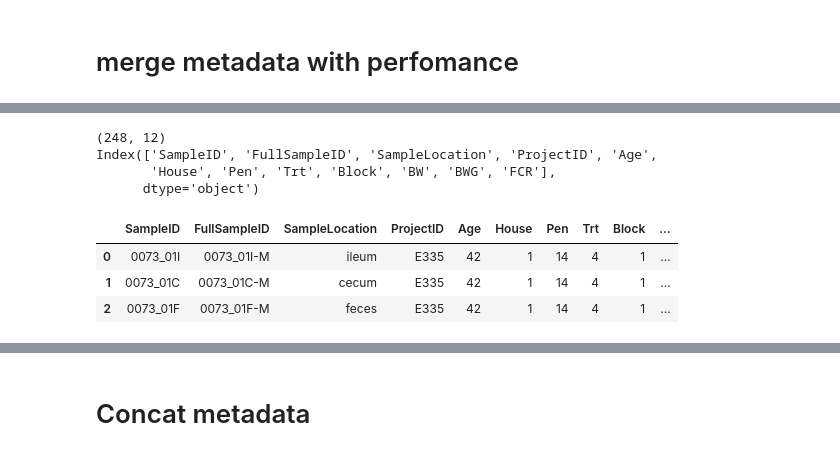
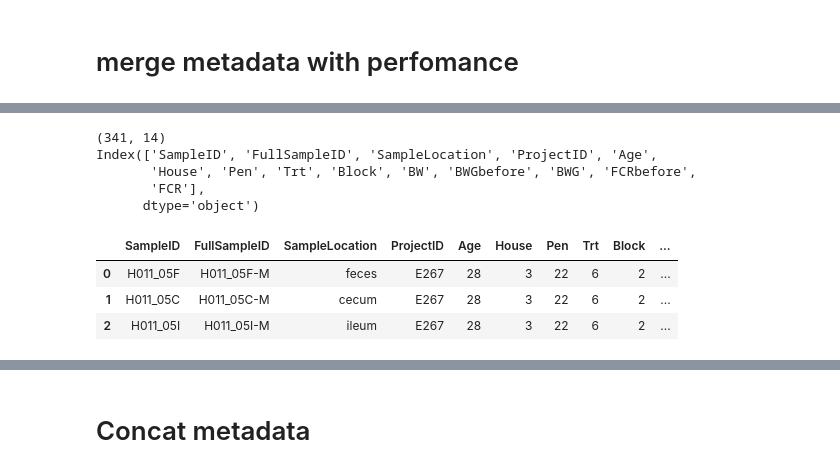
Before and after one commit to SIWAproject/Performance, a Jupyter notebook: correlation/Python/phyloseq_data_created_correlation.ipynb, the cells around one changed output, grey strips where cells are left out. Drawn from its saved outputs; the diff is of its cells as text; code cells hidden in the pictures.

Commit message:
update long format

```diff
--- a/correlation/Python/phyloseq_data_created_correlation.ipynb
+++ b/correlation/Python/phyloseq_data_created_correlation.ipynb
@@ -76,0 +111,8 @@ df = df.rename(columns={'Projectid': 'ProjectID'})
+# %%
+df_long2 = df_long2[['BWGbefore']]
+df_long3 = df_long3[['BWG']]
+df_long4 = df_long4[['FCRbefore']]
+df_long5 = df_long5[['FCR']]
+# %%
+df_long = pd.concat([df_long1, df_long2, df_long3, df_long4, df_long5], axis=1)
+df_long.head()
@@ -76,0 +126,4 @@ df = df.rename(columns={'Projectid': 'ProjectID'})
+# %%
+df_long['Age'] = df_long['var'].str.extract('(\d+)', expand=False)
+df_long['Age'] = pd.to_numeric(df_long['Age'])
+df_long
@@ -122,7 +200,8 @@ dtype: int64
 # %%
-query = "SELECT * FROM microbiome as M LEFT JOIN kit as K on M.kitid = K.kitid LEFT JOIN animal as A on M.animalid = A.animalid WHERE projectid = 'E335';"
+query = "SELECT * FROM microbiome as M LEFT JOIN kit as K on M.kitid = K.kitid LEFT JOIN animal as A on M.animalid = A.animalid WHERE projectid = 'E267';"
 metadata = pd.read_sql(query, engine)
 print(metadata.shape)
 print(metadata.columns)
 metadata.head()
+#metadata.groupby(['treatment', 'treatmentnumber']).count()
 # %% [output]
@@ -186,14 +295,15 @@ metadata
 # %%
-metadata_per = pd.merge(metadata, df33, on =['ProjectID', 'Pen', 'Trt', 'House'], how='inner')
+metadata_per = pd.merge(metadata, df_long, on =['ProjectID', 'Pen', 'Trt', 'House', 'Age'], how='left')
 print(metadata_per.shape)
 print(metadata_per.columns)
 metadata_per.head(3)
 # %% [output]
-(248, 12)
+(341, 14)
 Index(['SampleID', 'FullSampleID', 'SampleLocation', 'ProjectID', 'Age',
-       'House', 'Pen', 'Trt', 'Block', 'BW', 'BWG', 'FCR'],
+       'House', 'Pen', 'Trt', 'Block', 'BW', 'BWGbefore', 'BWG', 'FCRbefore',
+       'FCR'],
       dtype='object')
 |  | SampleID | FullSampleID | SampleLocation | ProjectID | Age | House | Pen | Trt | Block | ... |
-| 0 | 0073_01I | 0073_01I-M | ileum | E335 | 42 | 1 | 14 | 4 | 1 | ... |
-| 1 | 0073_01C | 0073_01C-M | cecum | E335 | 42 | 1 | 14 | 4 | 1 | ... |
-| 2 | 0073_01F | 0073_01F-M | feces | E335 | 42 | 1 | 14 | 4 | 1 | ... |
+| 0 | H011_05F | H011_05F-M | feces | E267 | 28 | 3 | 22 | 6 | 2 | ... |
+| 1 | H011_05C | H011_05C-M | cecum | E267 | 28 | 3 | 22 | 6 | 2 | ... |
+| 2 | H011_05I | H011_05I-M | ileum | E267 | 28 | 3 | 22 | 6 | 2 | ... |
```
Also changed, not shown: parts of 47 cells of this notebook, 1 other file.
